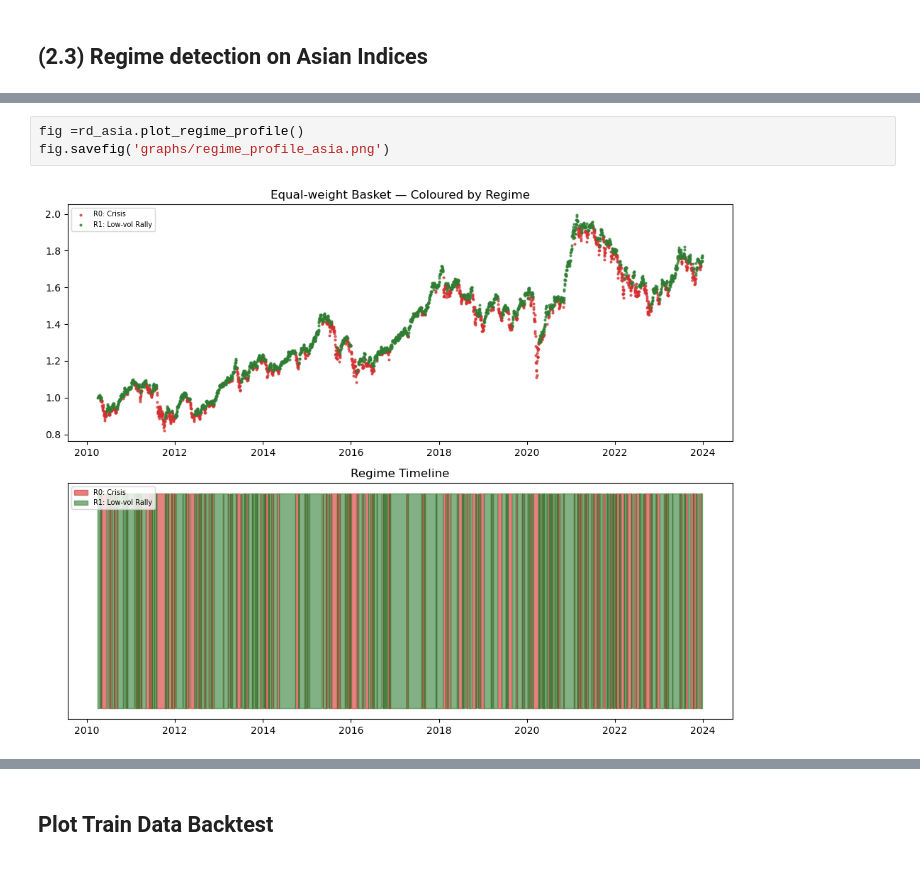
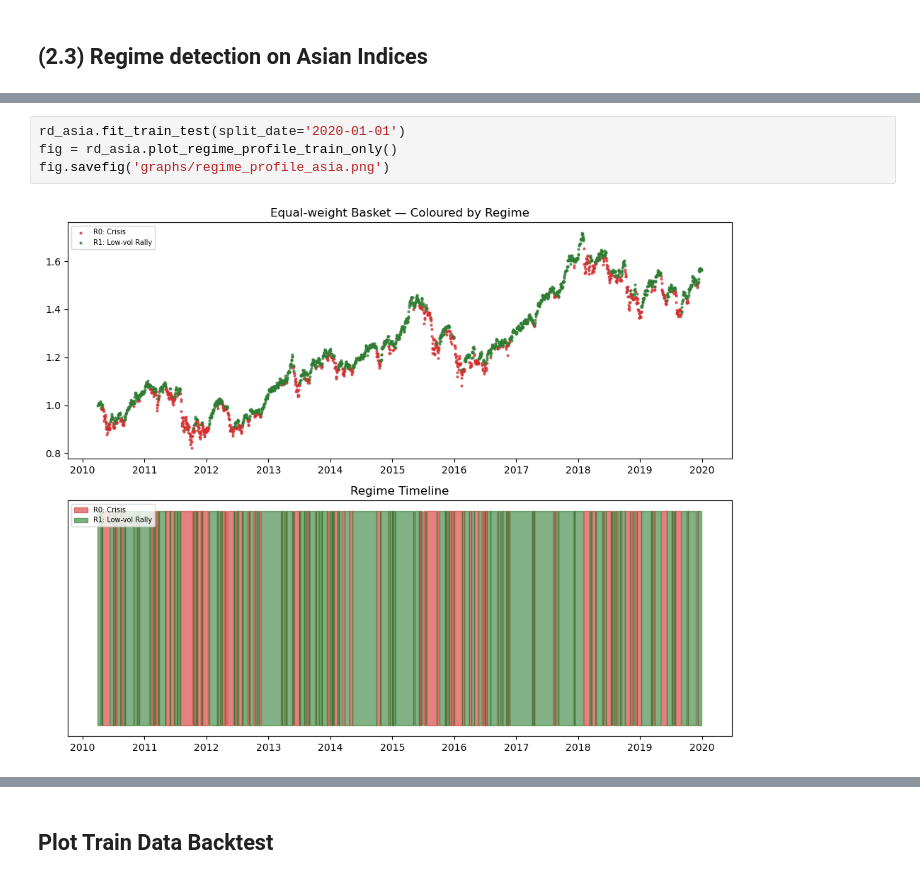
Before and after one commit to oscar10-wq/Algorithmic-Trading-via-Regime-Detection-and-Stock-Grouping-, a Jupyter notebook: results.ipynb, the cells around one changed output, grey strips where cells are left out. Drawn from its saved outputs; the diff is of its cells as text.

```diff
--- a/results.ipynb
+++ b/results.ipynb
@@ -699,6 +716,7 @@ fig.savefig('graphs/k_selection_asia.png')
 # %%
-fig =rd_asia.plot_regime_profile()
+rd_asia.fit_train_test(split_date='2020-01-01')
+fig = rd_asia.plot_regime_profile_train_only()
 fig.savefig('graphs/regime_profile_asia.png')
 # %% [output]
-[figure, old version]
+[figure, new version]
 # %%
```
Also changed, not shown: parts of 16 cells of this notebook, 13 other files.
